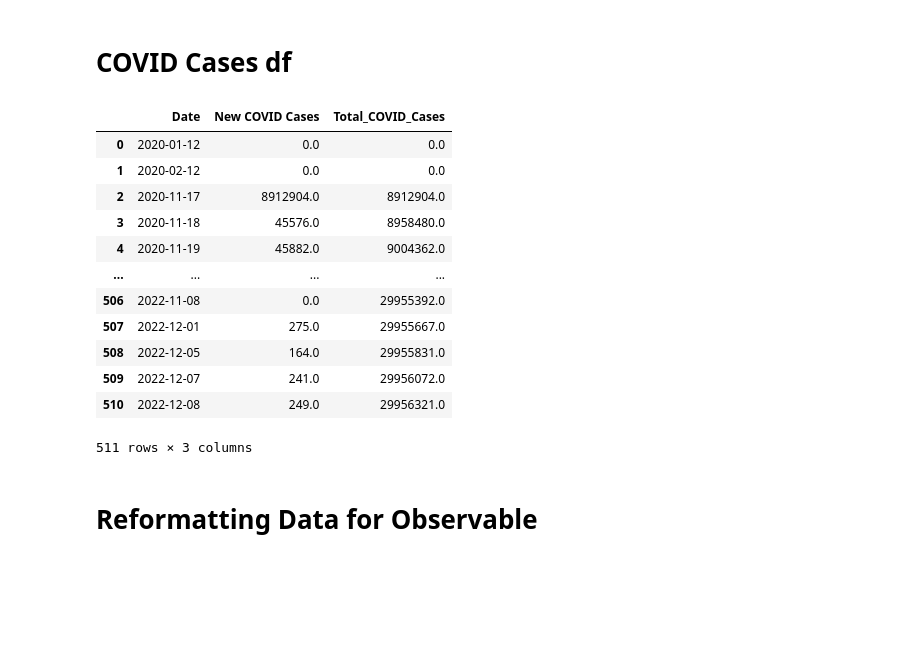
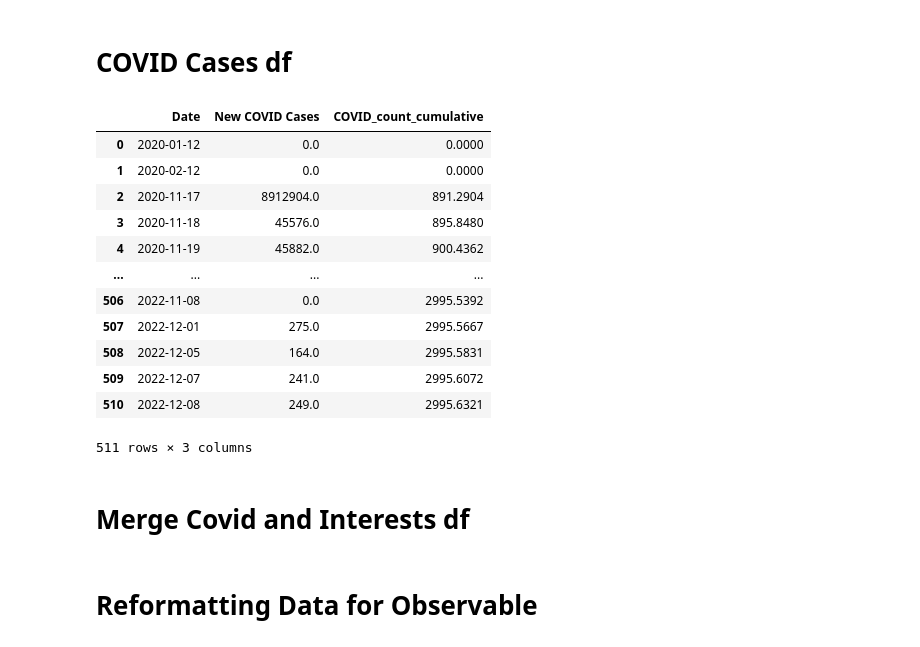
Before and after one commit to todd-gavin/DSCI550-PixstoryDatasetAnalysisVisualizations, a Jupyter notebook: 2_Visualization1_Daniil/bar_chart_race.ipynb, the cells around one changed output. Cells and saved outputs as stored; diff of their text form; code cells hidden in the pictures; blank space fills up the shorter version.

```diff
--- a/2_Visualization1_Daniil/bar_chart_race.ipynb
+++ b/2_Visualization1_Daniil/bar_chart_race.ipynb
@@ -142,32 +142,37 @@ df_interests_split
 # %%
 df_covid= pd.read_csv("../Datasets/Master_Pixstory_Dataset_EXTRACT_ANALYSIS.csv")
 
 # Convert the 'date' column to a string
 df_covid['Date (No Timestamp)'] = df_covid['Date (No Timestamp)'].apply(lambda x: str(x))
 
 #filter columns
 df_covid = df_covid.drop(columns=[col for col in df_covid.columns if col not in ['New COVID Cases', 'Date (No Timestamp)']])
 
 # Rename the 'date' column to 'Date'
 df_covid = df_covid.rename(columns={'Date (No Timestamp)': 'Date'})
 
 # drop duplicate rows based on the 'date' column
 df_covid = df_covid.drop_duplicates(subset=['Date']).reset_index(drop=True)
 
-df_covid['Total_COVID_Cases'] = df_covid['New COVID Cases'].cumsum()
+df_covid['COVID_count_cumulative'] = df_covid['New COVID Cases'].cumsum()
+
+#normalizing COVID to be comparable to pixstory interest counts
+df_covid['COVID_count_cumulative'] = df_covid['COVID_count_cumulative']/10000
 
 df_covid
 # %% [output]
-|  | Date | New COVID Cases | Total_COVID_Cases |
-| 0 | 2020-01-12 | 0.0 | 0.0 |
-| 1 | 2020-02-12 | 0.0 | 0.0 |
-| 2 | 2020-11-17 | 8912904.0 | 8912904.0 |
-| 3 | 2020-11-18 | 45576.0 | 8958480.0 |
-| 4 | 2020-11-19 | 45882.0 | 9004362.0 |
+|  | Date | New COVID Cases | COVID_count_cumulative |
+| 0 | 2020-01-12 | 0.0 | 0.0000 |
+| 1 | 2020-02-12 | 0.0 | 0.0000 |
+| 2 | 2020-11-17 | 8912904.0 | 891.2904 |
+| 3 | 2020-11-18 | 45576.0 | 895.8480 |
+| 4 | 2020-11-19 | 45882.0 | 900.4362 |
 | ... | ... | ... | ... |
-| 506 | 2022-11-08 | 0.0 | 29955392.0 |
-| 507 | 2022-12-01 | 275.0 | 29955667.0 |
-| 508 | 2022-12-05 | 164.0 | 29955831.0 |
-| 509 | 2022-12-07 | 241.0 | 29956072.0 |
-| 510 | 2022-12-08 | 249.0 | 29956321.0 |
+| 506 | 2022-11-08 | 0.0 | 2995.5392 |
+| 507 | 2022-12-01 | 275.0 | 2995.5667 |
+| 508 | 2022-12-05 | 164.0 | 2995.5831 |
+| 509 | 2022-12-07 | 241.0 | 2995.6072 |
+| 510 | 2022-12-08 | 249.0 | 2995.6321 |
 511 rows × 3 columns
+# %% [markdown]
+# Merge Covid and Interests df
```
Also changed, not shown: parts of 4 cells of this notebook, 33 other files.
